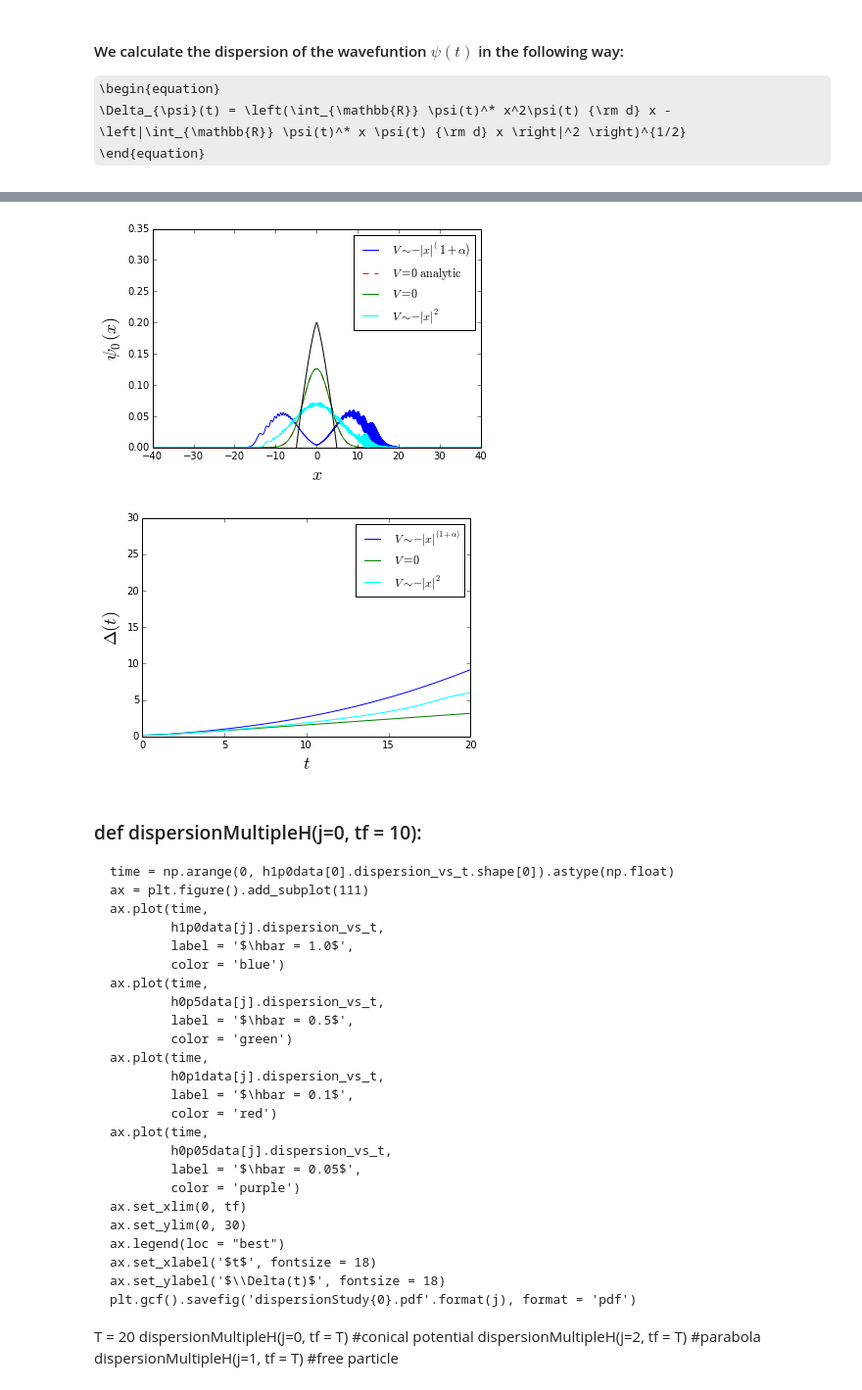
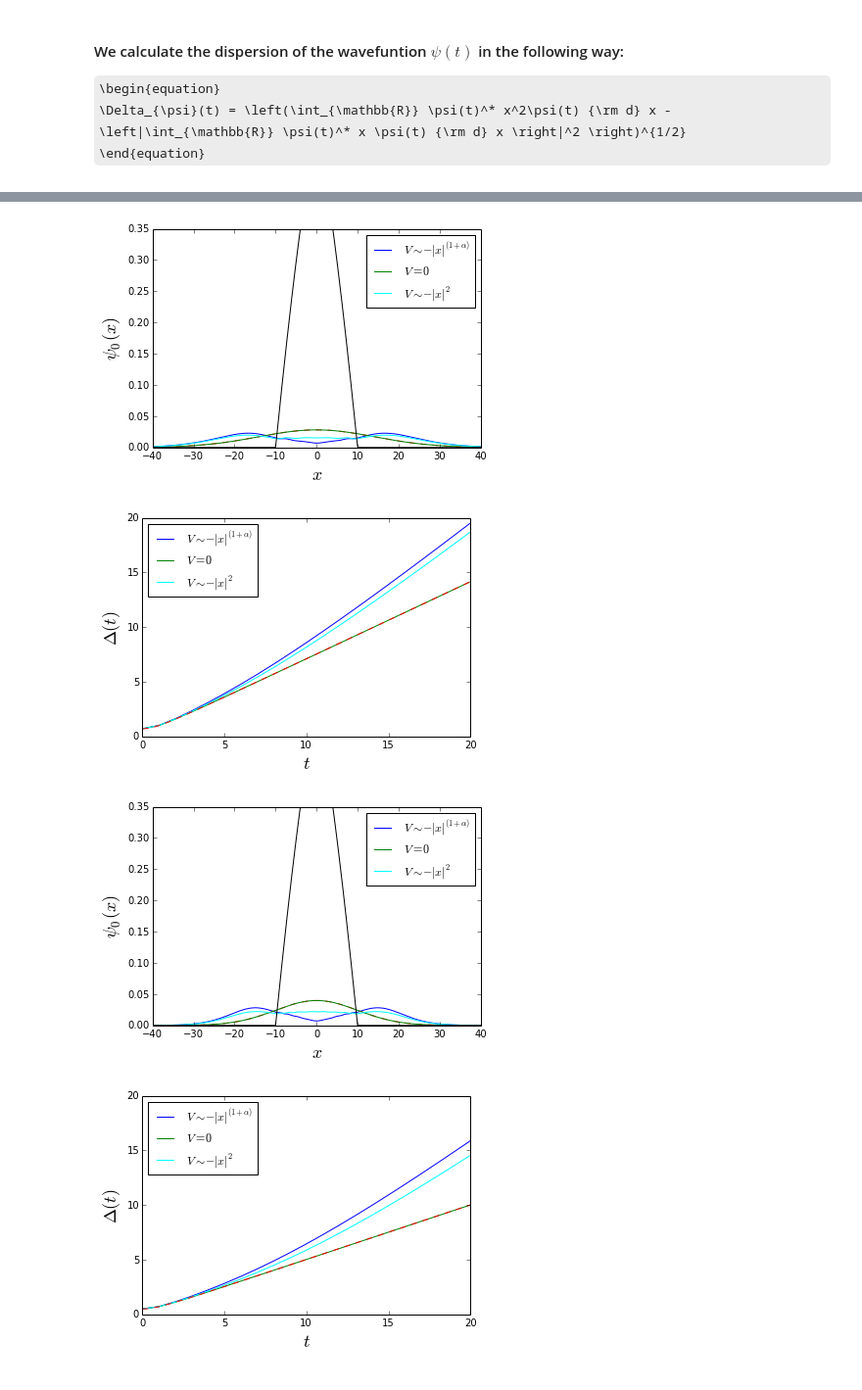
Before and after one commit to khadetushar/pySchrodinger, a Jupyter notebook: 1D Schroedinger Solver.ipynb, the cells around one changed output, grey strips where cells are left out. Shown at 98% size. Drawn from its saved outputs; the diff is of its cells as text; code cells hidden in the pictures; some formulas as TeX source.

```diff
--- a/1D Schroedinger Solver.ipynb
+++ b/1D Schroedinger Solver.ipynb
@@ -341,10 +368,3 @@ def dispersion(tf = 10, data = h1p0data):
 \begin{equation}
 \Delta_{\psi}(t) = \left(\int_{\mathbb{R}} \psi(t)^* x^2\psi(t) {\rm d} x - \left|\int_{\mathbb{R}} \psi(t)^* x \psi(t) {\rm d} x \right|^2 \right)^{1/2}
 \end{equation}
-# %%
-T = 20
-minx_val = -40
-maxx_val = -minx_val
-dataset = h1p0data
-snapshop_wavefunction(observation_time = T, data = dataset,  minx = minx_val, maxx = maxx_val)
-dispersion(tf = T, data = dataset)
@@ -354,7 +370,0 @@ dispersion(tf = T, data = dataset)
-# %%
-T = 20
-minx_val = -40
-maxx_val = -minx_val
-dataset = h0p5data
-snapshop_wavefunction(observation_time = T, data = dataset,  minx = minx_val, maxx = maxx_val)
-dispersion(tf = T, data = dataset)
@@ -364,7 +370,0 @@ dispersion(tf = T, data = dataset)
-# %%
-T = 20
-minx_val = -40
-maxx_val = -minx_val
-dataset = h0p1data
-snapshop_wavefunction(observation_time = T, data = dataset,  minx = minx_val, maxx = maxx_val)
-dispersion(tf = T, data = dataset)
@@ -374,41 +371,12 @@ dispersion(tf = T, data = dataset)
-# %%
-T = 20
-minx_val = -40
-maxx_val = -minx_val
-dataset = h0p05data
-snapshop_wavefunction(observation_time = T, data = dataset,  minx = minx_val, maxx = maxx_val)
-dispersion(tf = T, data = dataset)
-# %% [output]
-[figure, removed]
-[figure, removed]
-# %% [markdown]
-### def dispersionMultipleH(j=0, tf = 10):
-    time = np.arange(0, h1p0data[0].dispersion_vs_t.shape[0]).astype(np.float)
-    ax = plt.figure().add_subplot(111)
-    ax.plot(time,
-            h1p0data[j].dispersion_vs_t,
-            label = '$\hbar = 1.0$',
-            color = 'blue')
-    ax.plot(time,
-            h0p5data[j].dispersion_vs_t,
-            label = '$\hbar = 0.5$',
-            color = 'green')
-    ax.plot(time,
-            h0p1data[j].dispersion_vs_t,
-            label = '$\hbar = 0.1$',
-            color = 'red')
-    ax.plot(time,
-            h0p05data[j].dispersion_vs_t,
-            label = '$\hbar = 0.05$',
-            color = 'purple')
-    ax.set_xlim(0, tf)
-    ax.set_ylim(0, 30)
-    ax.legend(loc = "best")
-    ax.set_xlabel('$t$', fontsize = 18)
-    ax.set_ylabel('$\\Delta(t)$', fontsize = 18)
-    plt.gcf().savefig('dispersionStudy{0}.pdf'.format(j), format = 'pdf')
-
-T = 20
-dispersionMultipleH(j=0, tf = T) #conical potential
-dispersionMultipleH(j=2, tf = T) #parabola
-dispersionMultipleH(j=1, tf = T) #free particle
+# %%
+def plotResults(T = 20, domainsize = 40, yH = 20):
+    for i in range(len(storedData)):
+        snapshop_wavefunction(observation_time = T, data = storedData[i],  minx = -domainsize, maxx = domainsize)
+        dispersion(tf = T, yheight = yH, data = storedData[i])
+    return None
+plotResults()
+# %% [output]
+[figure, added]
+[figure, added]
+[figure, added]
+[figure, added]
```
Also changed, not shown: parts of 10 cells of this notebook.
